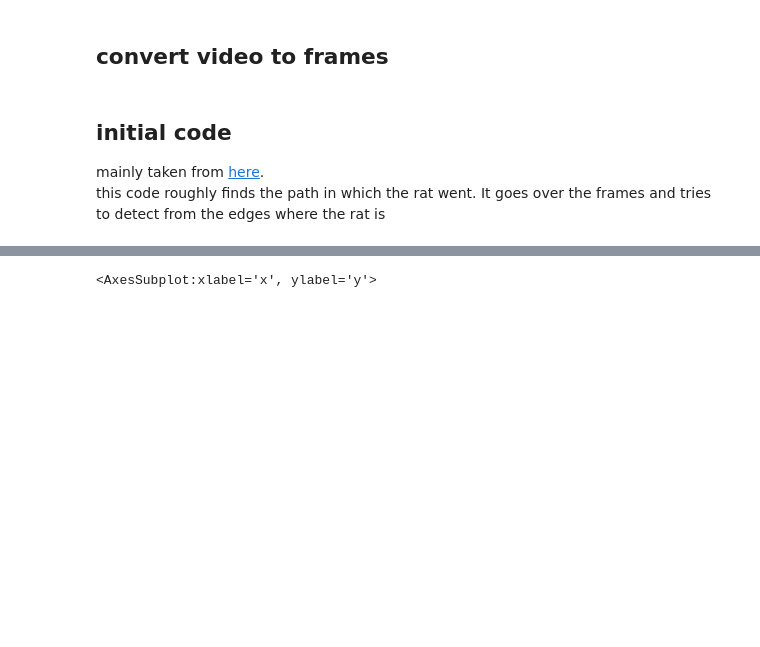
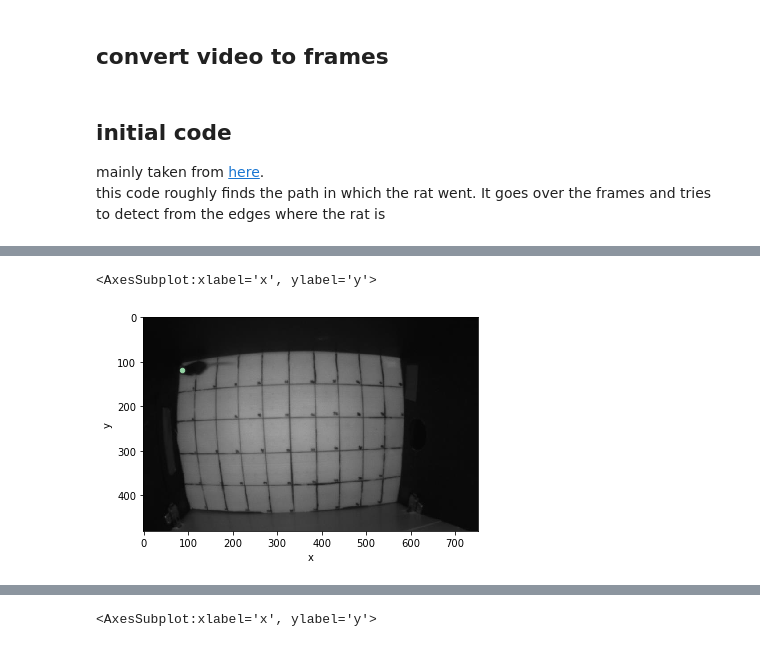
Before and after one commit to bueinat/mouse_tracking, a Jupyter notebook: cv/cv.ipynb, the cells around one changed output, grey strips where cells are left out. Cells and saved outputs as stored; diff of their text form; code cells hidden in the pictures; blank space fills up the shorter version.

```diff
--- a/cv/cv.ipynb
+++ b/cv/cv.ipynb
@@ -118,0 +370,19 @@ def rat_path(video_path):
+# %%
+def find_closest_local_minima(diff_frames, last_point, neighborhood_size=5, threshold=1.5, maxval=-1):
+    data = -where(diff_frames < maxval, diff_frames, 0)
+
+    data_max = filters.maximum_filter(data, neighborhood_size)
+    data_min = filters.minimum_filter(data, neighborhood_size)
+    maxima = (data == data_max)
+    diff = ((data_max - data_min) > threshold)
+    maxima[diff == 0] = 0
+
+    labeled, num_objects = ndimage.label(maxima)
+    slices = ndimage.find_objects(labeled)
+    x, y = [], []
+    for dy, dx in slices:
+        x.append((dx.start + dx.stop - 1)/2)
+        y.append((dy.start + dy.stop - 1)/2)
+
+    imin = argmin((array(x) - last_point[0]) ** 2 + (array(y) - last_point[1]) ** 2)
+    return int(y[imin]), int(x[imin])
@@ -118,0 +449,3 @@ def rat_path(video_path):
+# %%
+dfnose = pandas.DataFrame(nose_pos, columns=['y', 'x'])
+dfnose.index.name = 'timestep'
@@ -118,0 +486,9 @@ def rat_path(video_path):
+# %%
+x = 283
+imshow(frames[x], cmap='gray', interpolation='nearest')
+dfnose.loc[[x]].reset_index().plot.scatter(x='x', y='y', c='minvals', cmap='Spectral', ax=gca(),
+                                           vmin=dfnose.minvals.min(), vmax=dfnose.minvals.max(),
+                                           colorbar=x==last_frame)
+# %% [output]
+<AxesSubplot:xlabel='x', ylabel='y'>
+[figure, added]
```
Also changed, not shown: parts of 80 cells of this notebook, 2 other files.
